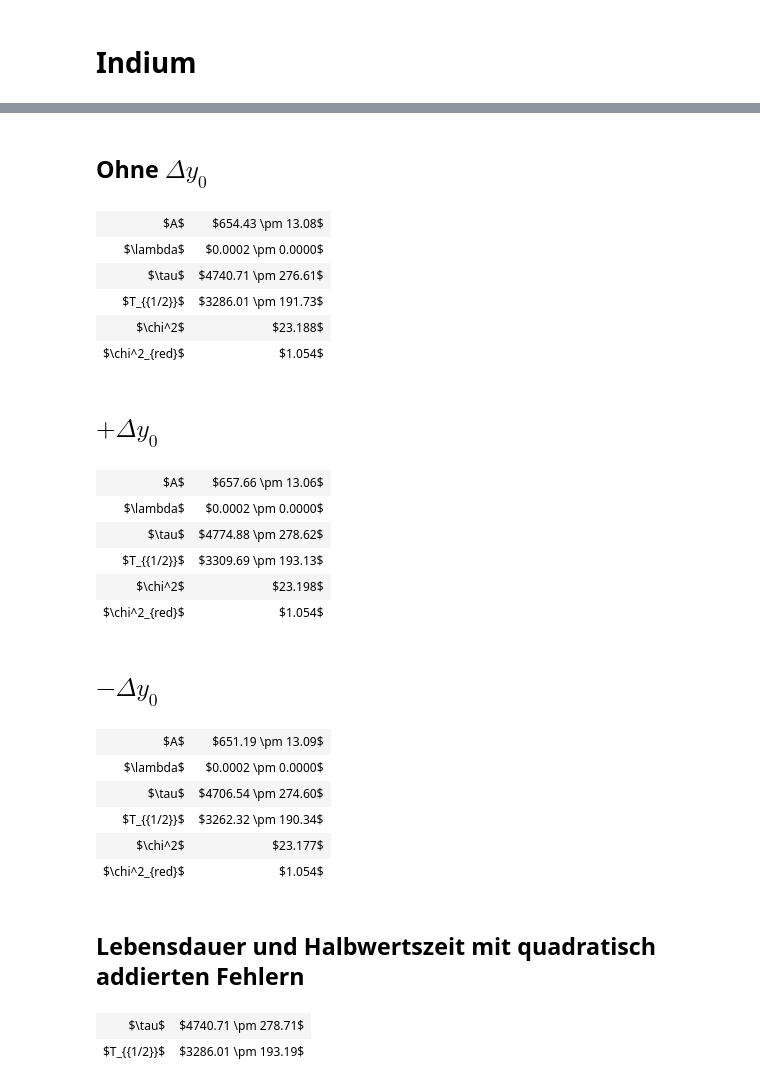
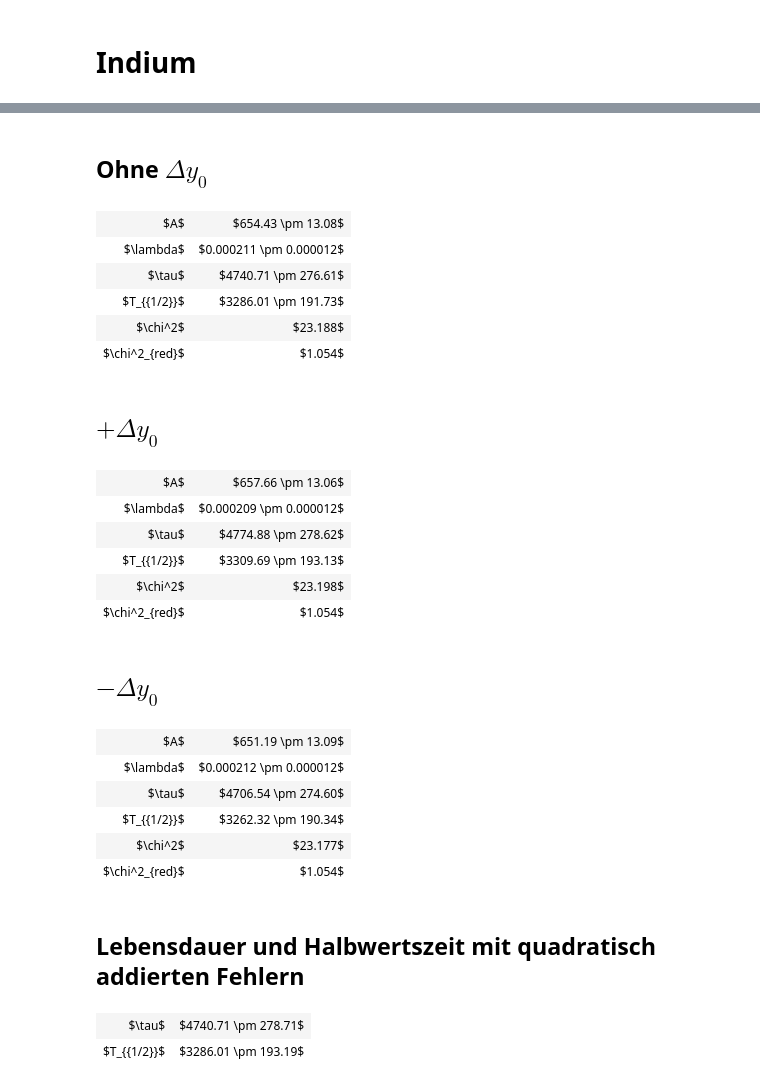
Before and after one commit to Tafiir/Jupyter-Notebooks, a Jupyter notebook: pap2_2/252.ipynb, the cells around one changed output, grey strips where cells are left out. Drawn from its saved outputs; the diff is of its cells as text; code cells hidden in the pictures.

```diff
--- a/pap2_2/252.ipynb
+++ b/pap2_2/252.ipynb
@@ -18,8 +18,9 @@ dataAg = pd.concat([pd.Series(arange(1,41)*10-5, index=range(1,41)),
                     pd.read_csv("252\\Ag2KT.dat", sep="\t", header=None, index_col=0),
                     pd.read_csv("252\\Ag3KT.dat", sep="\t", header=None, index_col=0),
                     pd.read_csv("252\\Ag4KT.dat", sep="\t", header=None, index_col=0)], axis=1)
-dataAg.columns = ["Zerfallszeit","Messung 1","Messung 2","Messung 3","Messung 4"]
-dataAg["N"] = sum(dataAg.iloc[:,1:], axis=1)
-dataAg["$\Delta N$"] = sqrt(dataAg["N"])
+dataAg.columns = ["Zerfallszeit $[s]$","Messung 1","Messung 2",
+                  "Messung 3","Messung 4"]
+dataAg[r"$N$"] = sum(dataAg.iloc[:,1:], axis=1)
+dataAg[r"$\Delta N$"] = sqrt(dataAg["$N$"])
 display(dataAg.round(2))
 # %% [output]
@@ -208,10 +216,17 @@ for i in range(-1,2):
     chisq.append(chi2(dataIn.iloc[1:,1], exp1[i+1](dataIn.iloc[1:,0], *(popt[i+1])), dataIn.iloc[1:,2].values))
 
 figure()
-errorbar(dataIn.iloc[:,0], dataIn.iloc[:,1], yerr=dataIn.iloc[:,2].values, fmt='bs')
-plot(linspace(0,3000,1000), exp1[1](linspace(0,3000,1000), *(popt[1])), 'r-')
-plot(linspace(0,3000,1000), exp1[0](linspace(0,3000,1000), *(popt[0])), 'g:')
-plot(linspace(0,3000,1000), exp1[2](linspace(0,3000,1000), *(popt[2])), 'b:')
+errorbar(dataIn.iloc[:,0], dataIn.iloc[:,1], yerr=dataIn.iloc[:,2].values, fmt='bs', label='Messpunkte')
+plot(linspace(0,3000,1000), exp1[1](linspace(0,3000,1000), *(popt[1])), 'r-', label='Fit der Zerfallsfunktion')
+fill_between(linspace(0,3000,1000), exp1[2](linspace(0,3000,1000), *(popt[2])), exp1[0](linspace(0,3000,1000), *(popt[0])),
+             color='g', alpha=0.7)
+xlabel('Messzeit $t \ [s]$')
+ylabel('Ereigniszahl $N$')
+handles, labels = gca().get_legend_handles_labels()
+p = Rectangle((0, 0), 1, 1, color='g', alpha=0.7)
+handles.append(p)
+labels.append('Ein-Sigma-Bereich von $y_0$')
+legend(handles, labels, fontsize=8)
 grid()
 yscale('log')
 ylim((3e+2, 10**3))
@@ -222,7 +237,7 @@ f = 22
 display(Markdown("## Ohne $\Delta y_0$"))
 display_valtable([
         ("$A$", "${0:.2f} \pm {1:.2f}$".format(popt[1][0], sqrt(pcov[1][0][0]))),
-        ("$\lambda$", "${0:.4f} \pm {1:.4f}$".format(popt[1][1], sqrt(pcov[1][1][1]))),
+        ("$\lambda$", "${0:.6f} \pm {1:.6f}$".format(popt[1][1], sqrt(pcov[1][1][1]))),
         (r"$\tau$", "${0:.2f} \pm {1:.2f}$".format(tau[1], dtau[1])),
         (r"$T_{{1/2}}$", "${0:.2f} \pm {1:.2f}$".format(log(2)*tau[1], log(2)*dtau[1])),
         (r"$\chi^2$", "${:.3f}$".format(chisq[1])),
@@ -230,50 +245,50 @@ display_valtable([
     ])
 
 display(Markdown("## $+\Delta y_0$"))
 display_valtable([
         ("$A$", "${0:.2f} \pm {1:.2f}$".format(popt[0][0], sqrt(pcov[0][0][0]))),
-        ("$\lambda$", "${0:.4f} \pm {1:.4f}$".format(popt[0][1], sqrt(pcov[0][1][1]))),
+        ("$\lambda$", "${0:.6f} \pm {1:.6f}$".format(popt[0][1], sqrt(pcov[0][1][1]))),
         (r"$\tau$", "${0:.2f} \pm {1:.2f}$".format(tau[0], dtau[0])),
         (r"$T_{{1/2}}$", "${0:.2f} \pm {1:.2f}$".format(log(2)*tau[0], log(2)*dtau[0])),
         (r"$\chi^2$", "${:.3f}$".format(chisq[0])),
         (r"$\chi^2_{red}$", "${:.3f}$".format(chisq[0]/f))
     ])
 
 display(Markdown("## $-\Delta y_0$"))
 display_valtable([
         ("$A$", "${0:.2f} \pm {1:.2f}$".format(popt[2][0], sqrt(pcov[2][0][0]))),
-        ("$\lambda$", "${0:.4f} \pm {1:.4f}$".format(popt[2][1], sqrt(pcov[2][1][1]))),
+        ("$\lambda$", "${0:.6f} \pm {1:.6f}$".format(popt[2][1], sqrt(pcov[2][1][1]))),
         (r"$\tau$", "${0:.2f} \pm {1:.2f}$".format(tau[2], dtau[2])),
         (r"$T_{{1/2}}$", "${0:.2f} \pm {1:.2f}$".format(log(2)*tau[2], log(2)*dtau[2])),
         (r"$\chi^2$", "${:.3f}$".format(chisq[2])),
         (r"$\chi^2_{red}$", "${:.3f}$".format(chisq[2]/f))
     ])
 
 display(Markdown("## Lebensdauer und Halbwertszeit mit quadratisch addierten Fehlern"))
 dtau[1] = sqrt(dtau[1]**2 + mean([abs(tau[1]-tau[0]), abs(tau[1]-tau[2])])**2)
 display_valtable([
         (r"$\tau$", "${0:.2f} \pm {1:.2f}$".format(tau[1], dtau[1])),
         (r"$T_{{1/2}}$", "${0:.2f} \pm {1:.2f}$".format(log(2)*tau[1], log(2)*dtau[1])),
     ])
 # %% [output]
 [drawing not drawn]
 ## Ohne $\Delta y_0$
 | $A$ | $654.43 \pm 13.08$ |
-| $\lambda$ | $0.0002 \pm 0.0000$ |
+| $\lambda$ | $0.000211 \pm 0.000012$ |
 | $\tau$ | $4740.71 \pm 276.61$ |
 | $T_{{1/2}}$ | $3286.01 \pm 191.73$ |
 | $\chi^2$ | $23.188$ |
 | $\chi^2_{red}$ | $1.054$ |
 ## $+\Delta y_0$
 | $A$ | $657.66 \pm 13.06$ |
-| $\lambda$ | $0.0002 \pm 0.0000$ |
+| $\lambda$ | $0.000209 \pm 0.000012$ |
 | $\tau$ | $4774.88 \pm 278.62$ |
 | $T_{{1/2}}$ | $3309.69 \pm 193.13$ |
 | $\chi^2$ | $23.198$ |
 | $\chi^2_{red}$ | $1.054$ |
 ## $-\Delta y_0$
 | $A$ | $651.19 \pm 13.09$ |
-| $\lambda$ | $0.0002 \pm 0.0000$ |
+| $\lambda$ | $0.000212 \pm 0.000012$ |
 | $\tau$ | $4706.54 \pm 274.60$ |
 | $T_{{1/2}}$ | $3262.32 \pm 190.34$ |
 | $\chi^2$ | $23.177$ |
```
Also changed, not shown: parts of 3 cells of this notebook, 2 other files.
